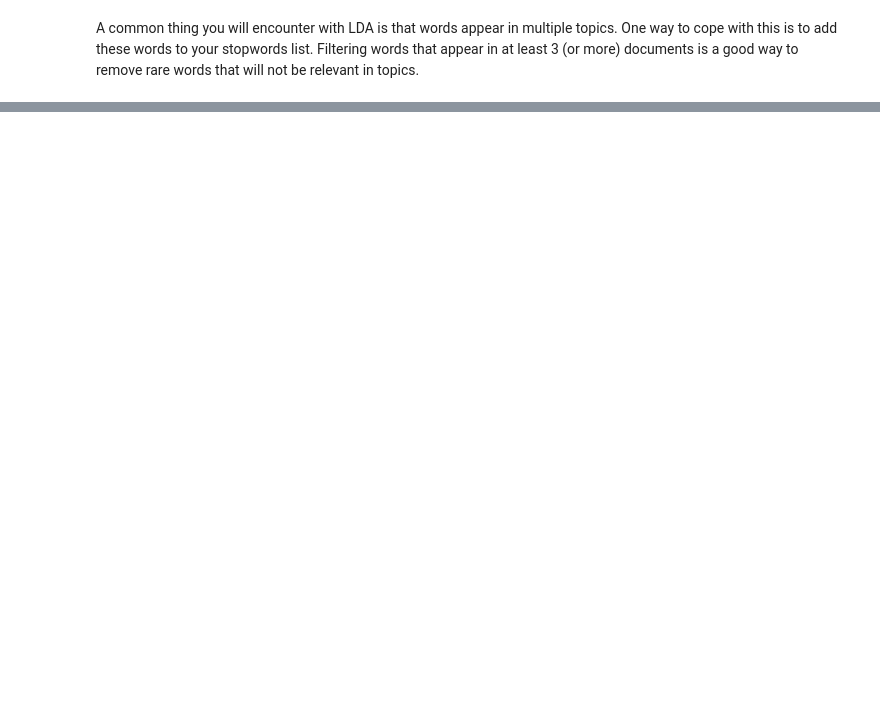
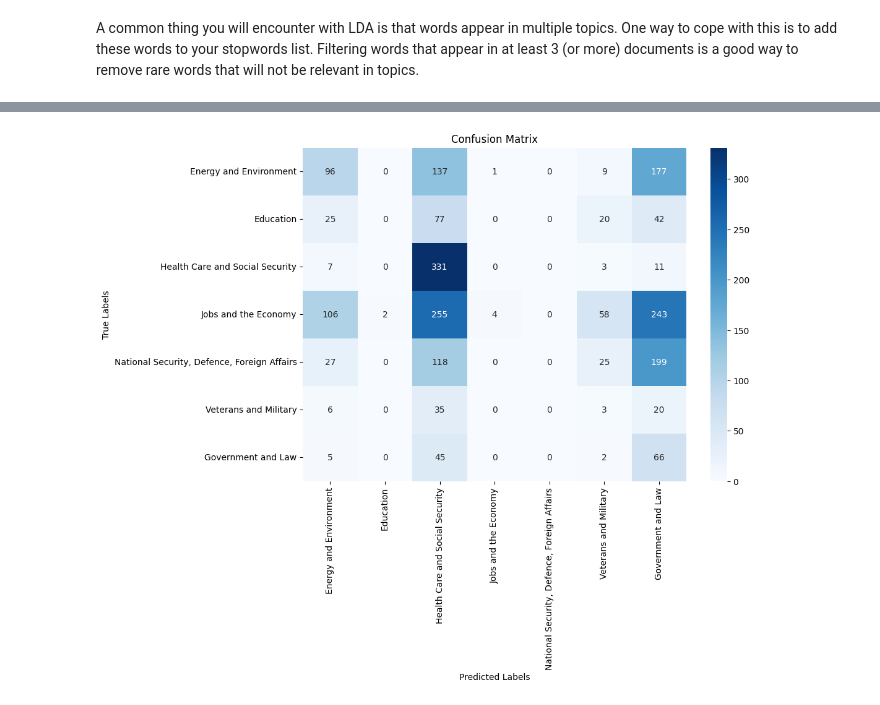
Before and after one commit to qpa-agh/usa_issues_data_mining, a Jupyter notebook: LDA/LDA.ipynb, the cells around one changed output, grey strips where cells are left out. Drawn from its saved outputs; the diff is of its cells as text; code cells hidden in the pictures; blank space fills up the shorter version.

```diff
--- a/LDA/LDA.ipynb
+++ b/LDA/LDA.ipynb
@@ -297,0 +280,4 @@ Filtering words that appear in at least 3 (or more) documents is a good way to r
+# %%
+df_cleaned = pd.read_csv("../data/cleaned_merged_all_articles.csv", index_col=0).drop(columns=['representative_name', 'representative_state', 'representative_party', 'representative_committee', 'date'])
+df_multiple_issues = df_cleaned[df_cleaned['issue'].str.contains(';')]
+df_multiple_issues
@@ -297,0 +336,36 @@ Filtering words that appear in at least 3 (or more) documents is a good way to r
+# %%
+topics = {
+    "Energy and Environment": 2,
+				"Education": 4,
+				"Health Care and Social Security": 0,
+				"Jobs and the Economy": 5,
+				"National Security, Defence, Foreign Affairs": 6,
+				"Veterans and Military": 3,
+				"Government and Law": 1
+}
+# %%
+predictions = []
+ground_truth = []
+for _, row in df_test.iterrows():
+    new_text_corpus =  id2word.doc2bow(row['text'].split())
+    predictions.append(lda_model[new_text_corpus][0][0])
+    ground_truth.append(topics[row['issue']])
+# %%
+from sklearn.metrics import confusion_matrix, ConfusionMatrixDisplay
+import matplotlib.pyplot as plt
+import seaborn as sns
+
+# Generate confusion matrix
+cm = confusion_matrix(ground_truth, predictions, labels=list(topics.values()))
+
+# Display confusion matrix as a heatmap
+plt.figure(figsize=(10, 7))
+sns.heatmap(cm, annot=True, fmt='d', cmap='Blues',
+            xticklabels=topics.keys(),
+            yticklabels=topics.keys())
+plt.title("Confusion Matrix")
+plt.xlabel("Predicted Labels")
+plt.ylabel("True Labels")
+plt.show()
+# %% [output]
+[figure, added]
```
Also changed, not shown: parts of 26 cells of this notebook, 17 other files.
